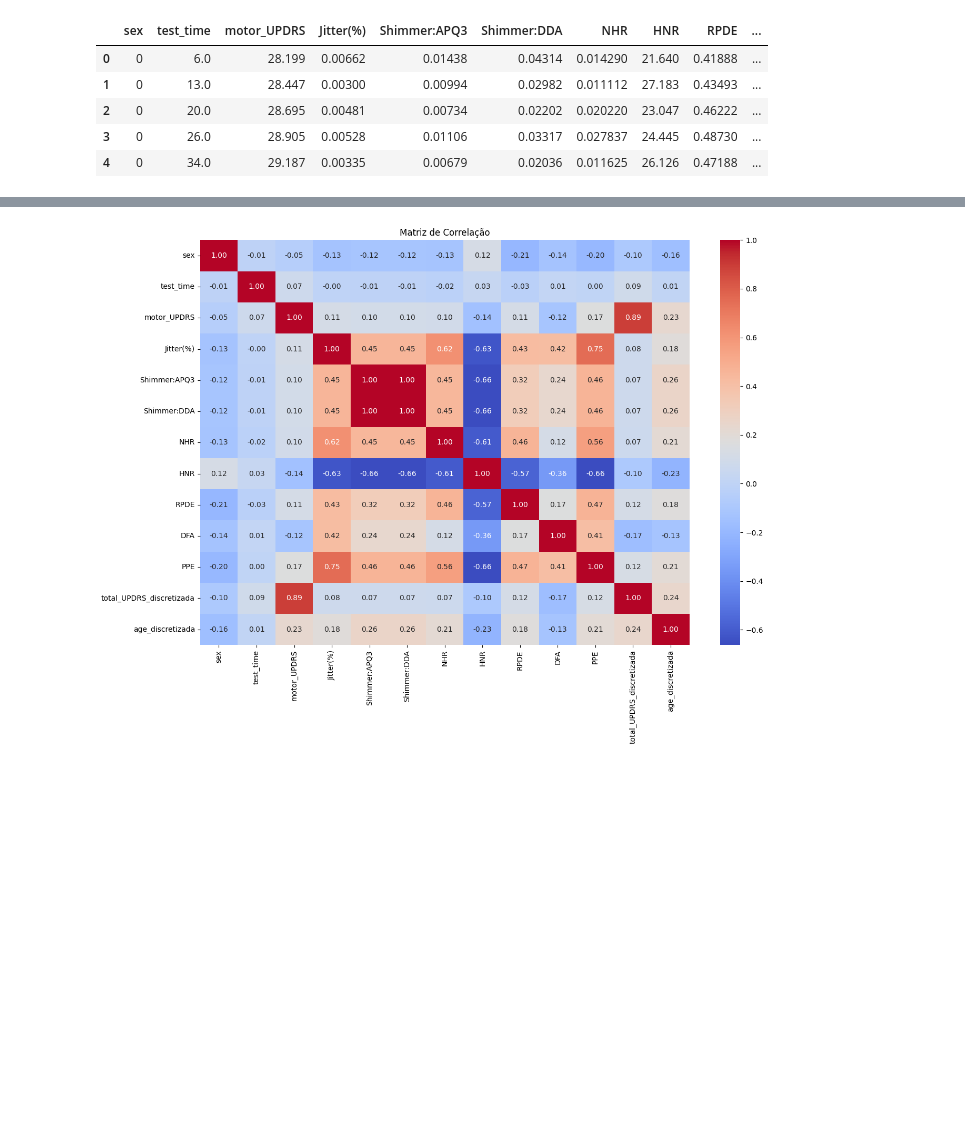
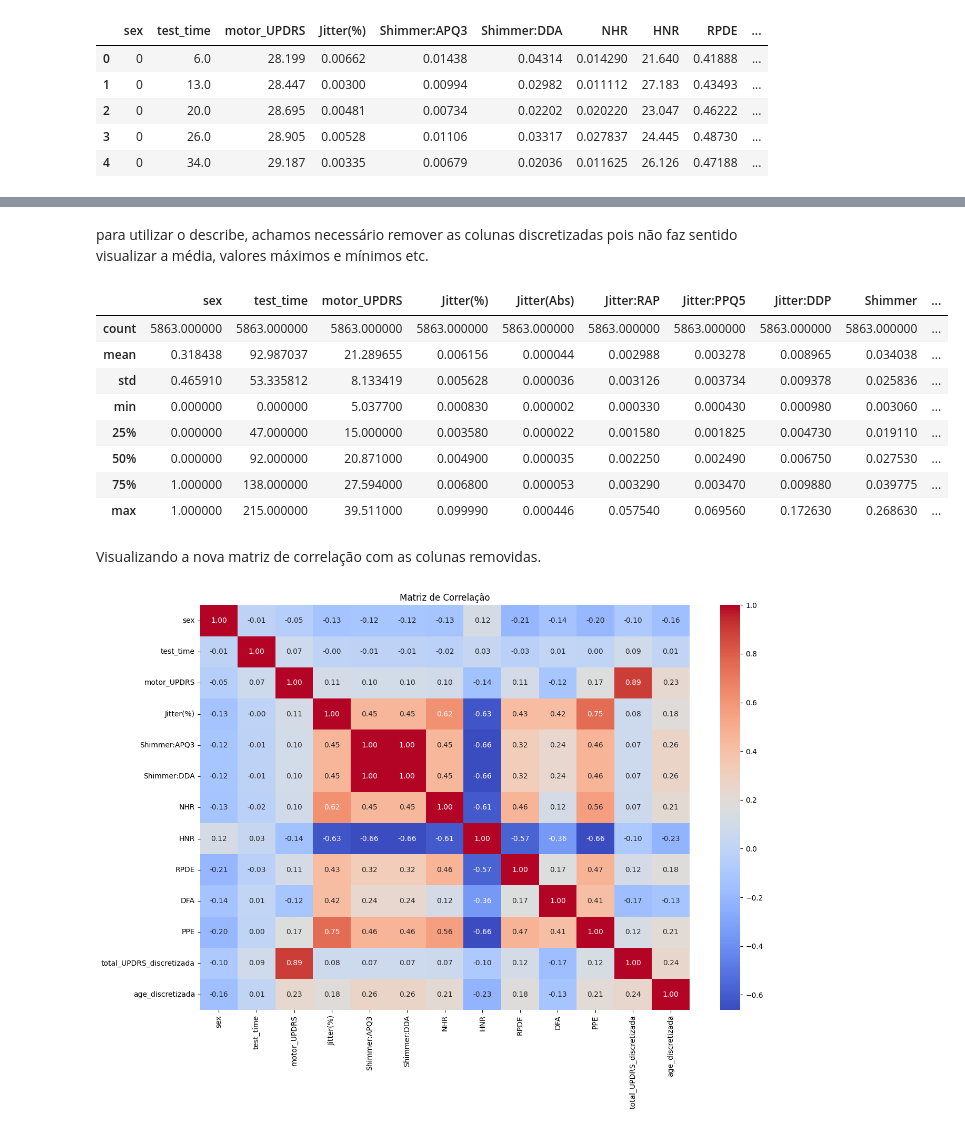
Before and after one commit to KacioSilva/ProjetoAM, a Jupyter notebook: Prova_AM.ipynb, the cells around one changed output, grey strips where cells are left out. Saved outputs shown, nothing was run; the diff lists cells and outputs as text; code cells hidden in the pictures; blank space fills up the shorter version.

```diff
--- a/Prova_AM.ipynb
+++ b/Prova_AM.ipynb
@@ -911,3 +878,21 @@ df.describe()
+# %% [markdown]
+para utilizar o describe, achamos necessário remover as colunas discretizadas pois não faz sentido visualizar a média, valores máximos e mínimos etc.
+# %%
+colunas_descartadas_describe = df[['total_UPDRS_discretizada', 'age_discretizada']]
+
+df.drop(colunas_descartadas_describe, axis=1).describe()
+# %% [output]
+|  | sex | test_time | motor_UPDRS | Jitter(%) | Jitter(Abs) | Jitter:RAP | Jitter:PPQ5 | Jitter:DDP | Shimmer | ... |
+| count | 5863.000000 | 5863.000000 | 5863.000000 | 5863.000000 | 5863.000000 | 5863.000000 | 5863.000000 | 5863.000000 | 5863.000000 | ... |
+| mean | 0.318438 | 92.987037 | 21.289655 | 0.006156 | 0.000044 | 0.002988 | 0.003278 | 0.008965 | 0.034038 | ... |
+| std | 0.465910 | 53.335812 | 8.133419 | 0.005628 | 0.000036 | 0.003126 | 0.003734 | 0.009378 | 0.025836 | ... |
+| min | 0.000000 | 0.000000 | 5.037700 | 0.000830 | 0.000002 | 0.000330 | 0.000430 | 0.000980 | 0.003060 | ... |
+| 25% | 0.000000 | 47.000000 | 15.000000 | 0.003580 | 0.000022 | 0.001580 | 0.001825 | 0.004730 | 0.019110 | ... |
+| 50% | 0.000000 | 92.000000 | 20.871000 | 0.004900 | 0.000035 | 0.002250 | 0.002490 | 0.006750 | 0.027530 | ... |
+| 75% | 1.000000 | 138.000000 | 27.594000 | 0.006800 | 0.000053 | 0.003290 | 0.003470 | 0.009880 | 0.039775 | ... |
+| max | 1.000000 | 215.000000 | 39.511000 | 0.099990 | 0.000446 | 0.057540 | 0.069560 | 0.172630 | 0.268630 | ... |
+# %% [markdown]
+Visualizando a nova matriz de correlação com as colunas removidas.
 # %%
 correlation_matrix = df.corr()
 
```
Also changed, not shown: parts of 9 cells of this notebook.
